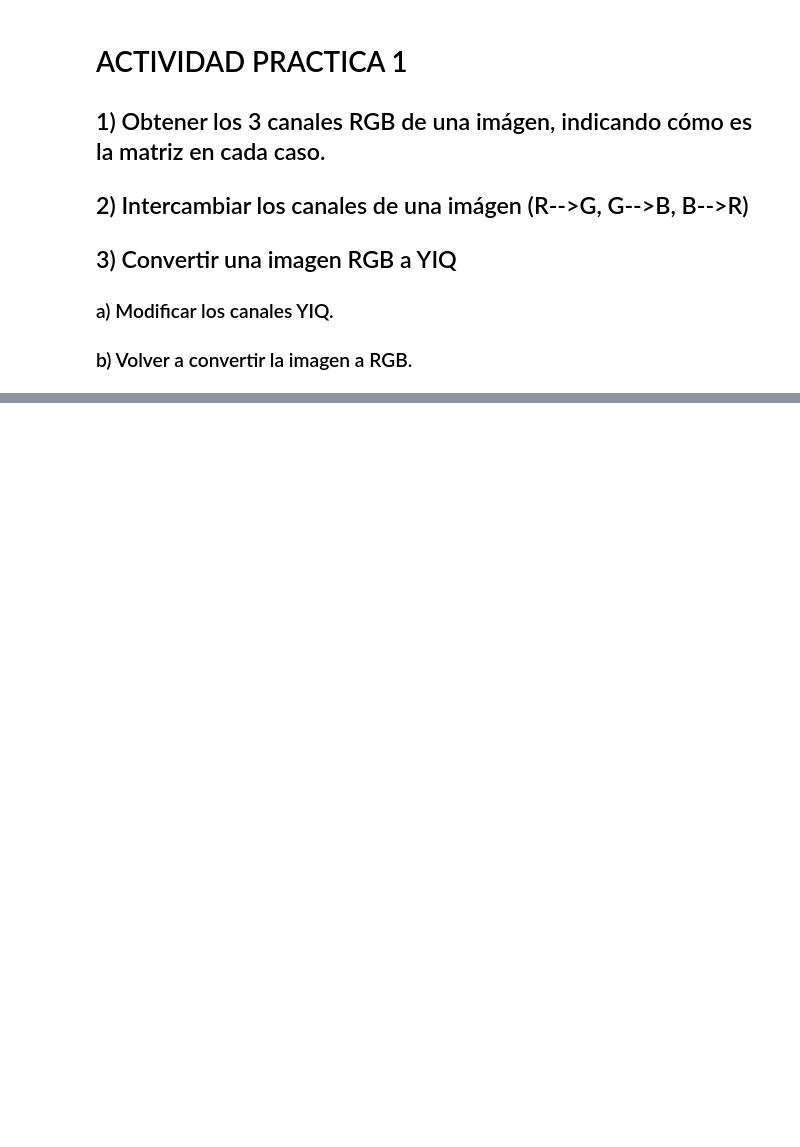
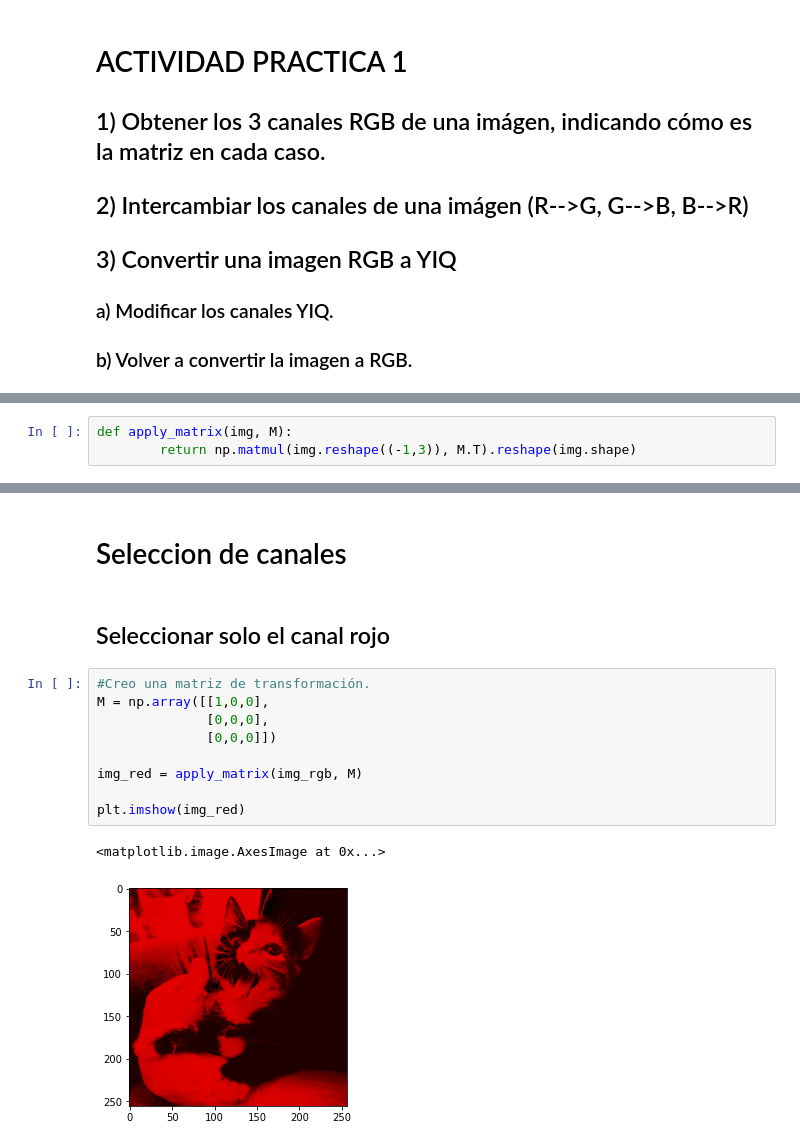
Before and after one commit to FaragoFa/PDI, a Jupyter notebook: PDI_Practica1.ipynb, the cells around one changed output, grey strips where cells are left out. Cells and saved outputs as stored; diff of their text form; blank space fills up the shorter version.

```diff
--- a/PDI_Practica1.ipynb
+++ b/PDI_Practica1.ipynb
@@ -24,0 +26,3 @@ drive.mount('/content/drive')
+# %%
+def apply_matrix(img, M):
+        return np.matmul(img.reshape((-1,3)), M.T).reshape(img.shape)
@@ -38,0 +46,16 @@ AttributeError: ignored
+# %% [markdown]
+# Seleccion de canales
+# %% [markdown]
+## Seleccionar solo el canal rojo
+# %%
+#Creo una matriz de transformación.
+M = np.array([[1,0,0],
+              [0,0,0],
+              [0,0,0]])
+
+img_red = apply_matrix(img_rgb, M)
+
+plt.imshow(img_red)
+# %% [output]
+<matplotlib.image.AxesImage at 0x...>
+[figure, added]
```
Also changed, not shown: parts of 33 cells of this notebook.
